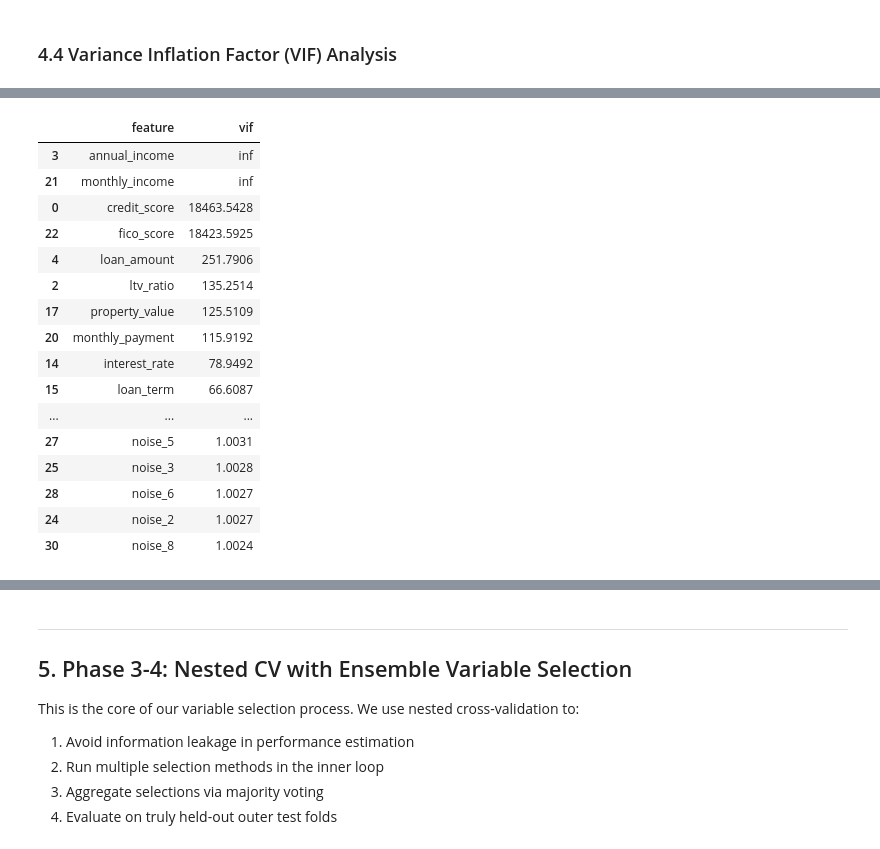
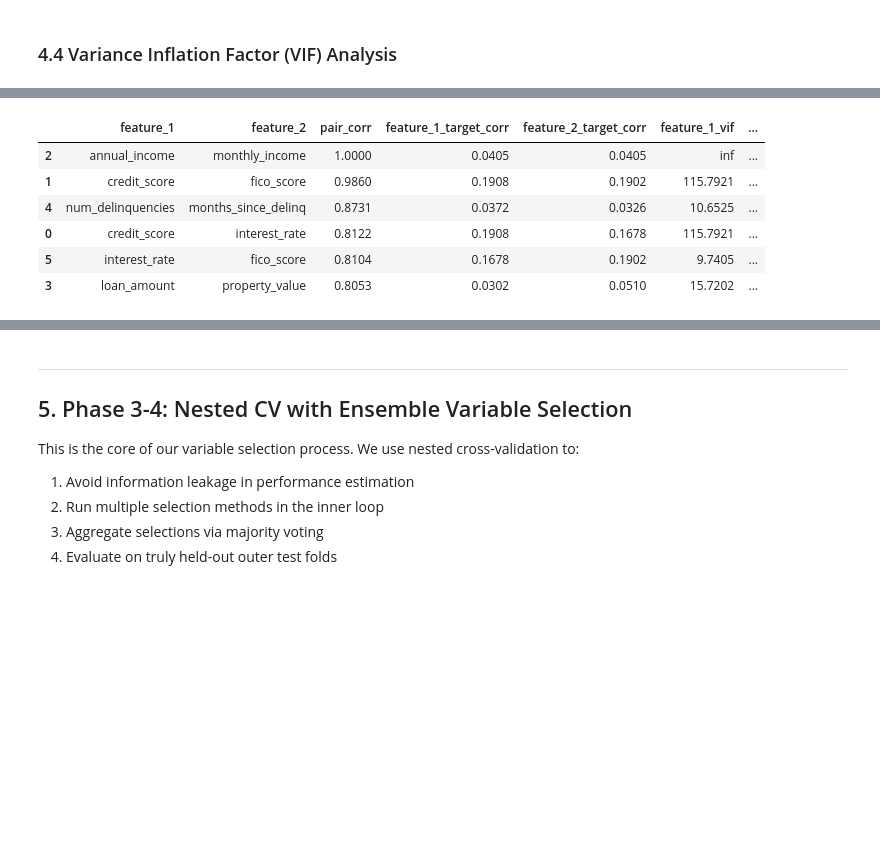
Before and after one commit to zack-carideo/variable_selection, a Jupyter notebook: variable_selection_pipeline.ipynb, the cells around one changed output, grey strips where cells are left out. Cells and saved outputs as stored; diff of their text form; code cells hidden in the pictures; blank space fills up the shorter version.

```diff
--- a/variable_selection_pipeline.ipynb
+++ b/variable_selection_pipeline.ipynb
@@ -332,7 +430,7 @@ num_delinquencies              0.0026
 ### 4.3 Correlation Analysis & Multicollinearity
 # %%
 # Identify highly correlated pairs
-corr_matrix, high_corr_pairs = correlation_filter(X, y, threshold=0.7)
+corr_matrix, high_corr_pairs = correlation_filter(X_woe, y, threshold=0.7)
 
 print("=" * 50)
 print("HIGH CORRELATION PAIRS (|r| > 0.7)")
@@ -342,6 +440,8 @@ if high_corr_pairs:
         print(f"  {f1} ↔ {f2}: r = {corr:.3f}")
 else:
     print("  No highly correlated pairs found.")
+
+high_corr_pairs
 # %% [output]
 ==================================================
 HIGH CORRELATION PAIRS (|r| > 0.7)
@@ -379,0 +476,28 @@ if len(top_features) > 1:
+# %%
+
+### Manually Remove higly collinear vairables based on there correolation with target (pick the one that has the greatest corrolation with target)
+
+# Calculate absolute correlation between each feature and the target
+feature_target_corr = X_woe.corrwith(pd.Series(y)).abs().sort_values(ascending=False)
+print("Absolute correlation of each feature with the target:")
+print(feature_target_corr)
+
+
+# Update high_corr_pairs to include correlation with target for each variable in the pair
+# NOTE: USE THIS INFORMATION TO MANUALLY SELECT WHICH OF THE HIGHLY CORRELATED VARIABLES TO REMOVE AND WHICH TO RETAIN (RETAIN THE ONES WITH THE HIGHEST CORRELATION TO THE TARGET)
+high_corr_pairs_with_target = []
+for f1, f2, corr in high_corr_pairs:
+    corr_f1_target = feature_target_corr.get(f1, np.nan)
+    corr_f2_target = feature_target_corr.get(f2, np.nan)
+    high_corr_pairs_with_target.append({
+        'feature_1': f1,
+        'feature_2': f2,
+        'pair_corr': corr,
+        'feature_1_target_corr': corr_f1_target,
+        'feature_2_target_corr': corr_f2_target
+    })
+
+# Display as DataFrame for easier review
+high_corr_pairs_df = pd.DataFrame(high_corr_pairs_with_target)
+print("Highly correlated pairs with their correlation to the target:")
+display(high_corr_pairs_df.sort_values('pair_corr', ascending=False))
@@ -381,7 +530,7 @@ if len(top_features) > 1:
 ### 4.4 Variance Inflation Factor (VIF) Analysis
 # %%
 # Calculate VIF for all features
-vif_df = calculate_vif(X)
+vif_df = calculate_vif(X_woe)
 
 print("=" * 50)
 print("VARIANCE INFLATION FACTOR (VIF)")
@@ -391,6 +540,14 @@ print(f"Features with VIF > 5: {(vif_df['vif'] > 5).sum()}")
 print(f"\nTop 10 by VIF:")
 print(vif_df.head(10).to_string(index=False))
 vif_df
+
+##update high_corr_pairs_df to include VIF values for each variable in the pair
+# Add VIF values for each variable in the pair
+vif_map = dict(zip(vif_df['feature'], vif_df['vif']))
+high_corr_pairs_df['feature_1_vif'] = high_corr_pairs_df['feature_1'].map(vif_map)
+high_corr_pairs_df['feature_2_vif'] = high_corr_pairs_df['feature_2'].map(vif_map)
+
+display(high_corr_pairs_df.sort_values('pair_corr', ascending=False))
 # %% [output]
 ==================================================
 VARIANCE INFLATION FACTOR (VIF)
@@ -413,20 +570,10 @@ monthly_payment   115.9192
-|  | feature | vif |
-| 3 | annual_income | inf |
-| 21 | monthly_income | inf |
-| 0 | credit_score | 18463.5428 |
-| 22 | fico_score | 18423.5925 |
-| 4 | loan_amount | 251.7906 |
-| 2 | ltv_ratio | 135.2514 |
-| 17 | property_value | 125.5109 |
-| 20 | monthly_payment | 115.9192 |
-| 14 | interest_rate | 78.9492 |
-| 15 | loan_term | 66.6087 |
-| ... | ... | ... |
-| 27 | noise_5 | 1.0031 |
-| 25 | noise_3 | 1.0028 |
-| 28 | noise_6 | 1.0027 |
-| 24 | noise_2 | 1.0027 |
-| 30 | noise_8 | 1.0024 |
+|  | feature_1 | feature_2 | pair_corr | feature_1_target_corr | feature_2_target_corr | feature_1_vif | ... |
+| 2 | annual_income | monthly_income | 1.0000 | 0.0405 | 0.0405 | inf | ... |
+| 1 | credit_score | fico_score | 0.9860 | 0.1908 | 0.1902 | 115.7921 | ... |
+| 4 | num_delinquencies | months_since_delinq | 0.8731 | 0.0372 | 0.0326 | 10.6525 | ... |
+| 0 | credit_score | interest_rate | 0.8122 | 0.1908 | 0.1678 | 115.7921 | ... |
+| 5 | interest_rate | fico_score | 0.8104 | 0.1678 | 0.1902 | 9.7405 | ... |
+| 3 | loan_amount | property_value | 0.8053 | 0.0302 | 0.0510 | 15.7202 | ... |
 # %%
 # Iteratively remove high-VIF features
 print("\n" + "=" * 50)
```
Also changed, not shown: parts of 14 cells of this notebook, 1 other file.
